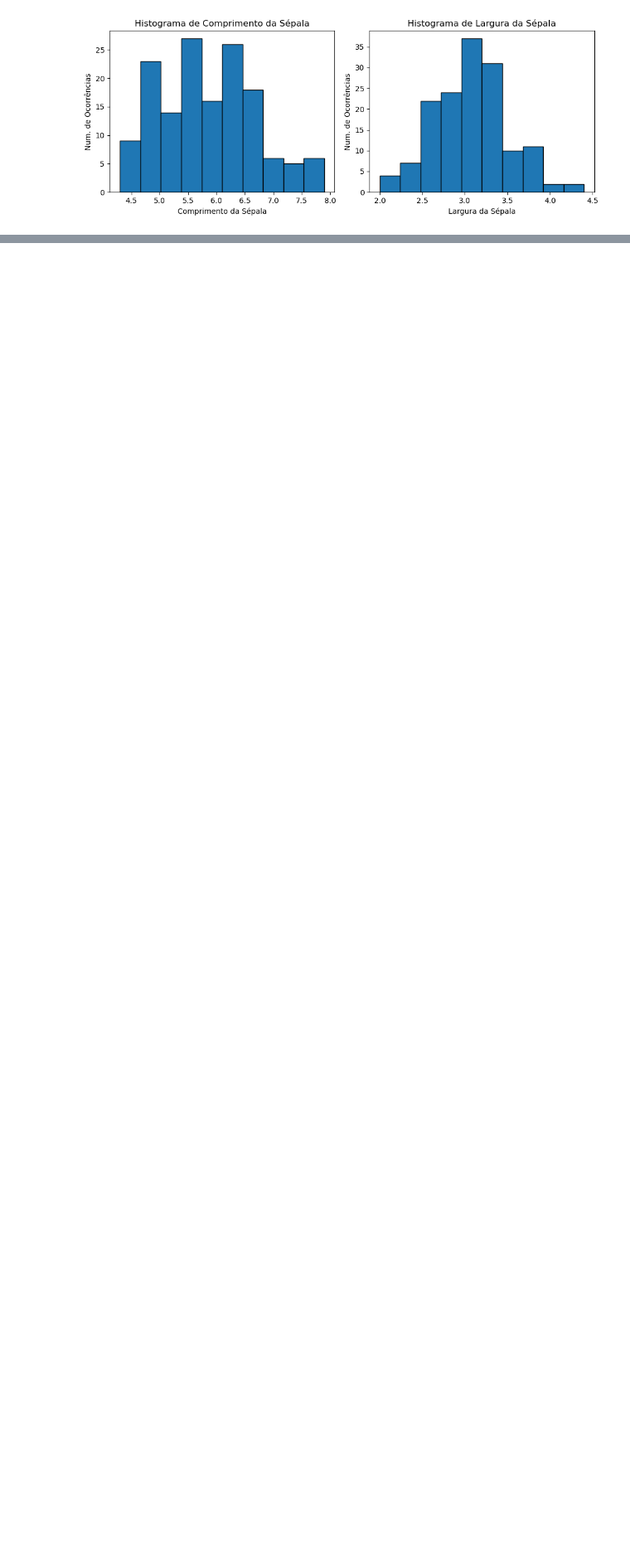
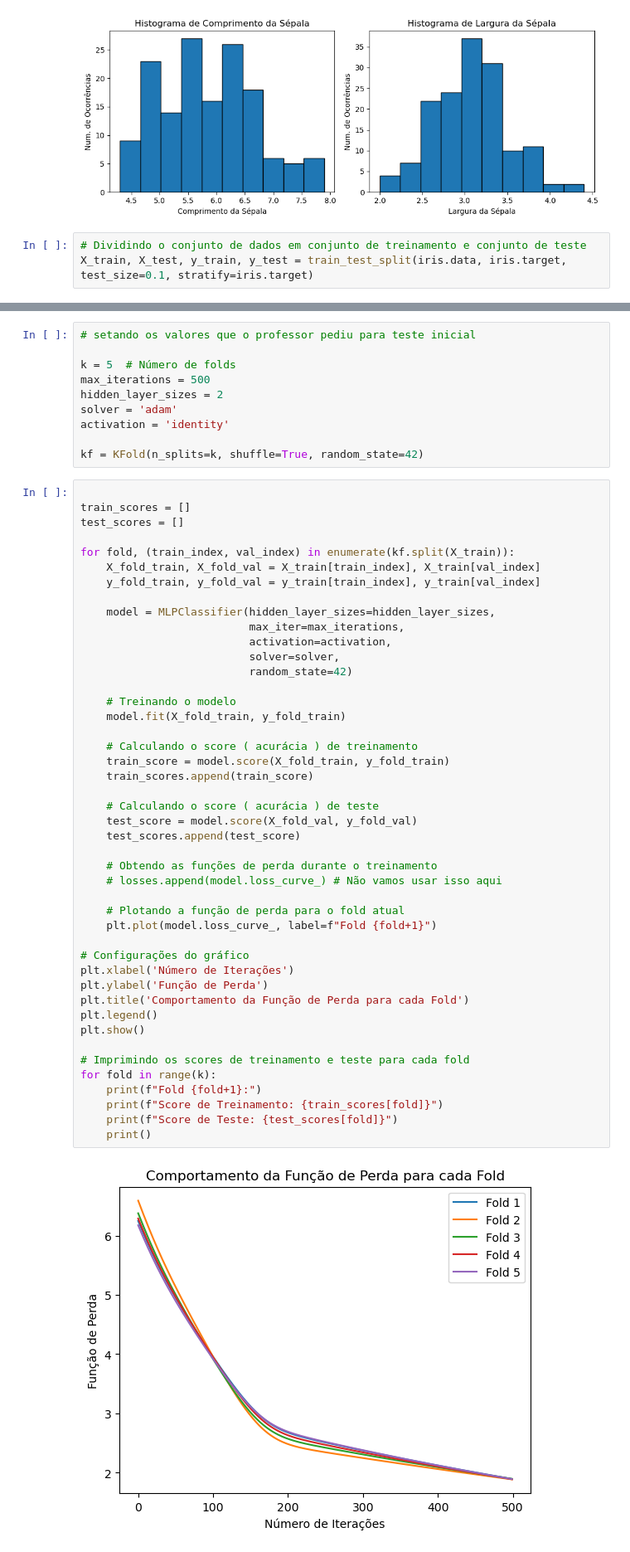
Before and after one commit to MatheusOliveiraSilva/Intro.-ML, a Jupyter notebook: tarefa3/tarefa3.ipynb, the cells around one changed output, grey strips where cells are left out. Shown at 83% size. Drawn from its saved outputs; the diff is of its cells as text; blank space fills up the shorter version.

Commit message:
kfold ingenuo

```diff
--- a/tarefa3/tarefa3.ipynb
+++ b/tarefa3/tarefa3.ipynb
@@ -95,3 +96,6 @@ plt.tight_layout()
 plt.show()
 # %% [output]
 [figure]
+# %%
+# Dividindo o conjunto de dados em conjunto de treinamento e conjunto de teste
+X_train, X_test, y_train, y_test = train_test_split(iris.data, iris.target, test_size=0.1, stratify=iris.target)
@@ -97,0 +113,57 @@ plt.show()
+# %%
+# setando os valores que o professor pediu para teste inicial
+
+k = 5  # Número de folds
+max_iterations = 500
+hidden_layer_sizes = 2
+solver = 'adam'
+activation = 'identity'
+
+kf = KFold(n_splits=k, shuffle=True, random_state=42)
+# %%
+
+train_scores = []
+test_scores = []
+
+for fold, (train_index, val_index) in enumerate(kf.split(X_train)):
+    X_fold_train, X_fold_val = X_train[train_index], X_train[val_index]
+    y_fold_train, y_fold_val = y_train[train_index], y_train[val_index]
+
+    model = MLPClassifier(hidden_layer_sizes=hidden_layer_sizes,
+                          max_iter=max_iterations,
+                          activation=activation,
+                          solver=solver,
+                          random_state=42)
+
+    # Treinando o modelo
+    model.fit(X_fold_train, y_fold_train)
+
+    # Calculando o score ( acurácia ) de treinamento
+    train_score = model.score(X_fold_train, y_fold_train)
+    train_scores.append(train_score)
+
+    # Calculando o score ( acurácia ) de teste
+    test_score = model.score(X_fold_val, y_fold_val)
+    test_scores.append(test_score)
+
+    # Obtendo as funções de perda durante o treinamento
+    # losses.append(model.loss_curve_) # Não vamos usar isso aqui
+
+    # Plotando a função de perda para o fold atual
+    plt.plot(model.loss_curve_, label=f"Fold {fold+1}")
+
+# Configurações do gráfico
+plt.xlabel('Número de Iterações')
+plt.ylabel('Função de Perda')
+plt.title('Comportamento da Função de Perda para cada Fold')
+plt.legend()
+plt.show()
+
+# Imprimindo os scores de treinamento e teste para cada fold
+for fold in range(k):
+    print(f"Fold {fold+1}:")
+    print(f"Score de Treinamento: {train_scores[fold]}")
+    print(f"Score de Teste: {test_scores[fold]}")
+    print()
+# %% [output]
+[figure, added]
```
Also changed, not shown: parts of 6 cells of this notebook.
